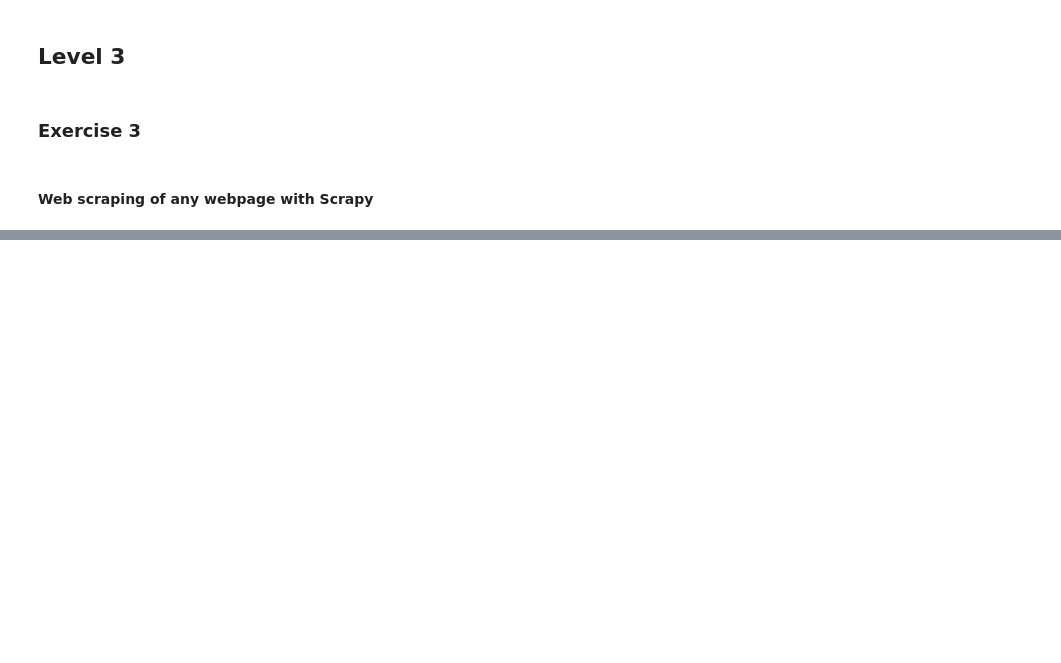
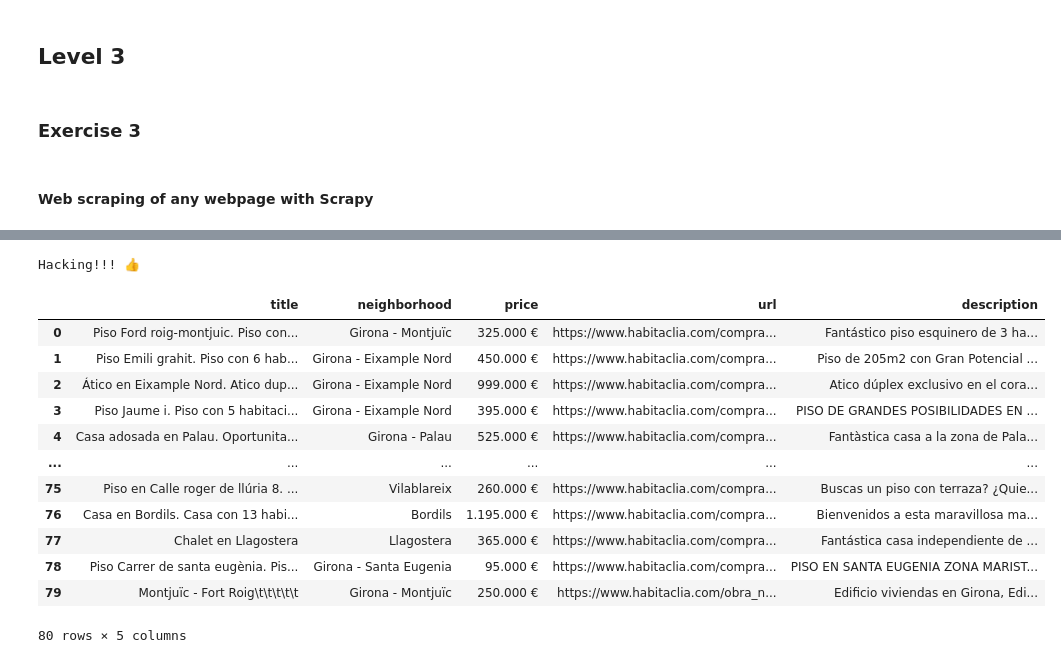
Before and after one commit to dominikapetru/web_scraping, a Jupyter notebook: Sprint16_T02.ipynb, the cells around one changed output, grey strips where cells are left out. Cells and saved outputs as stored; diff of their text form; code cells hidden in the pictures; blank space fills up the shorter version.

```diff
--- a/Sprint16_T02.ipynb
+++ b/Sprint16_T02.ipynb
@@ -450,0 +554,23 @@ memory usage: 5.6+ KB
+# %%
+print(emoji.emojize('Hacking!!! :thumbs_up:'))
+# %% [output]
+Hacking!!! 👍
+# %%
+import pandas as pd
+
+df=pd.read_csv('data.csv')
+df
+# %% [output]
+|  | title | neighborhood | price | url | description |
+| 0 | Piso Ford roig-montjuic. Piso con... | Girona - Montjuïc | 325.000 € | https://www.habitaclia.com/compra... | Fantástico piso esquinero de 3 ha... |
+| 1 | Piso Emili grahit. Piso con 6 hab... | Girona - Eixample Nord | 450.000 € | https://www.habitaclia.com/compra... | Piso de 205m2 con Gran Potencial ... |
+| 2 | Ático en Eixample Nord. Atico dup... | Girona - Eixample Nord | 999.000 € | https://www.habitaclia.com/compra... | Atico dúplex exclusivo en el cora... |
+| 3 | Piso Jaume i. Piso con 5 habitaci... | Girona - Eixample Nord | 395.000 € | https://www.habitaclia.com/compra... | PISO DE GRANDES POSIBILIDADES EN ... |
+| 4 | Casa adosada en Palau. Oportunita... | Girona - Palau | 525.000 € | https://www.habitaclia.com/compra... | Fantàstica casa a la zona de Pala... |
+| ... | ... | ... | ... | ... | ... |
+| 75 | Piso en Calle roger de llúria 8. ... | Vilablareix | 260.000 € | https://www.habitaclia.com/compra... | Buscas un piso con terraza? ¿Quie... |
+| 76 | Casa en Bordils. Casa con 13 habi... | Bordils | 1.195.000 € | https://www.habitaclia.com/compra... | Bienvenidos a esta maravillosa ma... |
+| 77 | Chalet en Llagostera | Llagostera | 365.000 € | https://www.habitaclia.com/compra... | Fantástica casa independiente de ... |
+| 78 | Piso Carrer de santa eugènia. Pis... | Girona - Santa Eugenia | 95.000 € | https://www.habitaclia.com/compra... | PISO EN SANTA EUGENIA ZONA MARIST... |
+| 79 | Montjuïc - Fort Roig\t\t\t\t\t | Girona - Montjuïc | 250.000 € | https://www.habitaclia.com/obra_n... | Edificio viviendas en Girona, Edi... |
+80 rows × 5 columns
```
Also changed, not shown: parts of 30 cells of this notebook, 3 other files.
